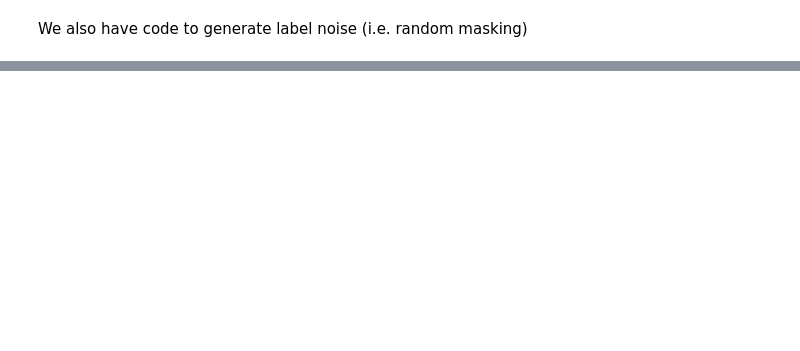
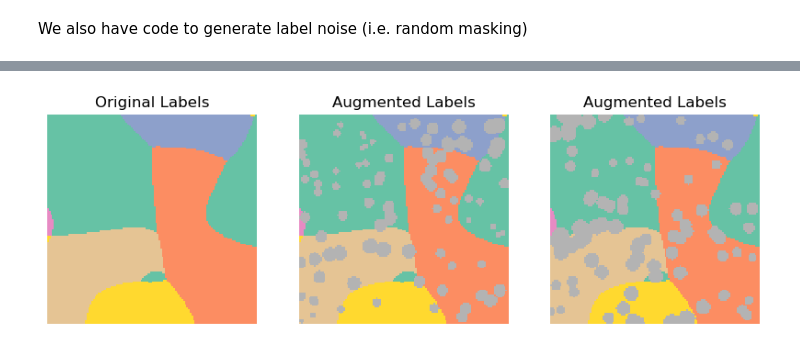
Before and after one commit to balbasty/cornucopia, a Jupyter notebook: docs/examples/labels.ipynb, the cells around one changed output, grey strips where cells are left out. Drawn from its saved outputs; the diff is of its cells as text; code cells hidden in the pictures; blank space fills up the shorter version.

```diff
--- a/docs/examples/labels.ipynb
+++ b/docs/examples/labels.ipynb
@@ -122,0 +147,22 @@ plt.show()
+# %%
+vmax = lab.max()
+xform = SmoothBernoulliDiskTransform(radius=15, value=vmax+1, method='l2')
+lab1 = xform(lab)
+lab2 = xform(lab)
+
+plt.figure(figsize=(10, 10))
+plt.subplot(1, 3, 1)
+plt.imshow(lab.squeeze(), cmap='Set2', interpolation='nearest', vmin=0, vmax=vmax+2)
+plt.axis('off')
+plt.title('Original Labels')
+plt.subplot(1, 3, 2)
+plt.imshow(lab1.squeeze(), cmap='Set2', interpolation='nearest', vmin=0, vmax=vmax+2)
+plt.axis('off')
+plt.title('Augmented Labels')
+plt.subplot(1, 3, 3)
+plt.imshow(lab2.squeeze(), cmap='Set2', interpolation='nearest', vmin=0, vmax=vmax+2)
+plt.axis('off')
+plt.title('Augmented Labels')
+plt.show()
+# %% [output]
+[figure, added]
```
Also changed, not shown: parts of 7 cells of this notebook, 3 other files.
